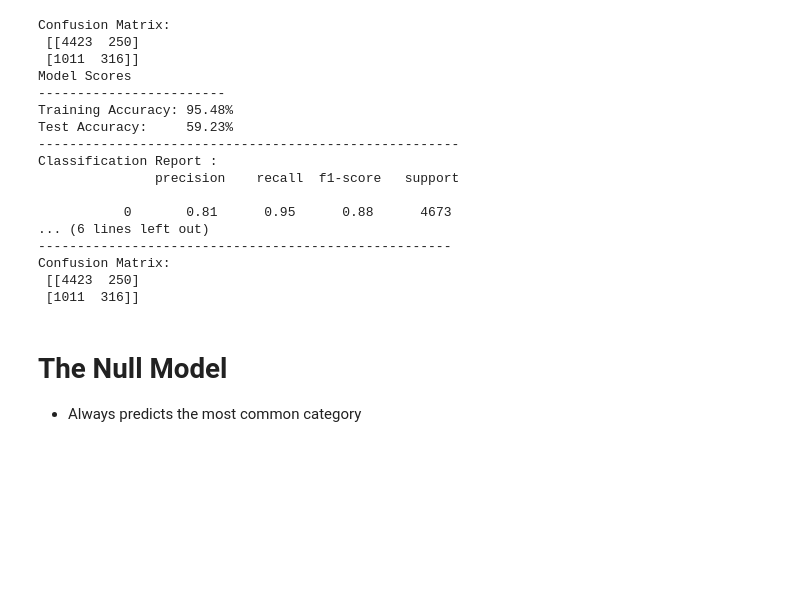
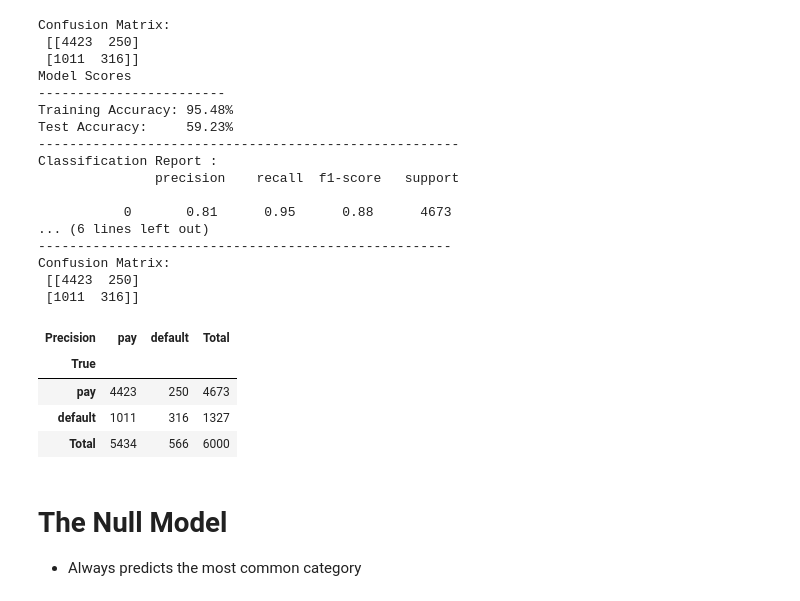
Before and after one commit to jankomah/CreditCardDefault, a Jupyter notebook: Josh_Modelling.ipynb, the cells around one changed output. Drawn from its saved outputs; the diff is of its cells as text; code cells hidden in the pictures; blank space fills up the shorter version.

```diff
--- a/Josh_Modelling.ipynb
+++ b/Josh_Modelling.ipynb
@@ -207,6 +209,21 @@ TP : 4423
 TN : 316
 FP : 250
 FN : 1011
+# %%
+# create a dataframe for the metrics of the Random Forest model
+y_pred_test = rf_model.predict(X_test)
+metrics.loc['accuracy','RandomForest'] = accuracy_score(y_pred = y_pred_test ,y_true = y_test)
+metrics.loc['precision','Baseline'] = precision_score(y_pred = y_pred_test , y_true = y_test)
+metrics.loc['recall','Baseline'] = recall_score(y_pred = y_pred_test , y_true = y_test)
+
+CM = confusion_matrix(y_pred = y_pred_test , y_true = y_test)
+C_Matrix(CM)
+# %% [output]
+| Precision | pay | default | Total |
+| True |  |  |  |
+| pay | 4423 | 250 | 4673 |
+| default | 1011 | 316 | 1327 |
+| Total | 5434 | 566 | 6000 |
 # %% [markdown]
 # <a id="7">The Null Model</a>
 - Always predicts the most common category
```
Also changed, not shown: parts of 8 cells of this notebook.
